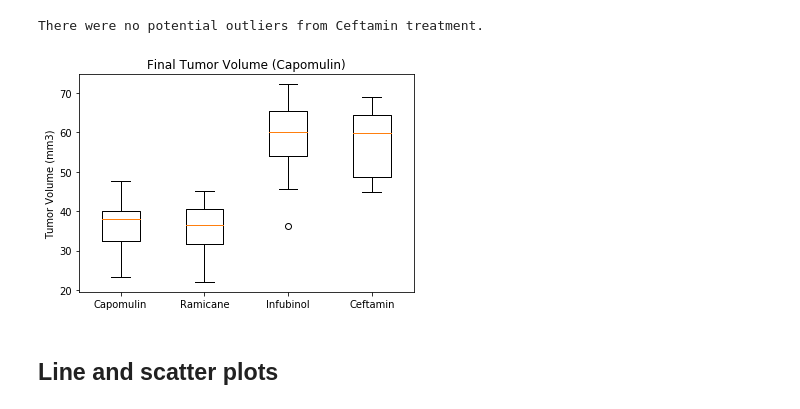
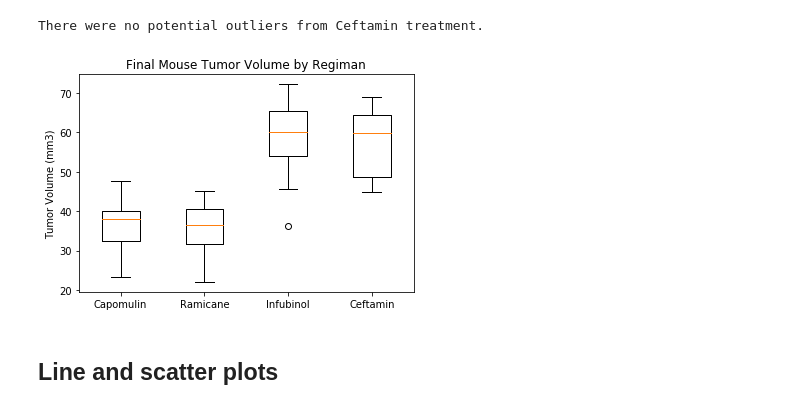
Before and after one commit to DigBaseball/matplotlib-challenge, a Jupyter notebook: pymaceuticals_starter.ipynb, the cells around one changed output. Saved outputs shown, nothing was run; the diff lists cells and outputs as text; code cells hidden in the pictures.

```diff
--- a/pymaceuticals_starter.ipynb
+++ b/pymaceuticals_starter.ipynb
@@ -169,13 +170,13 @@ There were no potential outliers from Ceftamin treatment.
 # %%
 # Generate a box plot of the final tumor volume of each mouse across four regimens of interest
 
 fig1,ax1 = plt.subplots()
-ax1.set_title('Final Tumor Volume (Capomulin)')
+ax1.set_title('Final Mouse Tumor Volume by Regiman')
 ax1.set_ylabel('Tumor Volume (mm3)')
 ax1.boxplot([capomulin,ramicane,infubinol,ceftamin],labels=['Capomulin','Ramicane','Infubinol','Ceftamin'])
 plt.show()
 # %% [output]
-[figure, old version]
+[figure, new version]
 # %% [markdown]
 ## Line and scatter plots
 # %%
```
Also changed, not shown: parts of 3 cells of this notebook.
